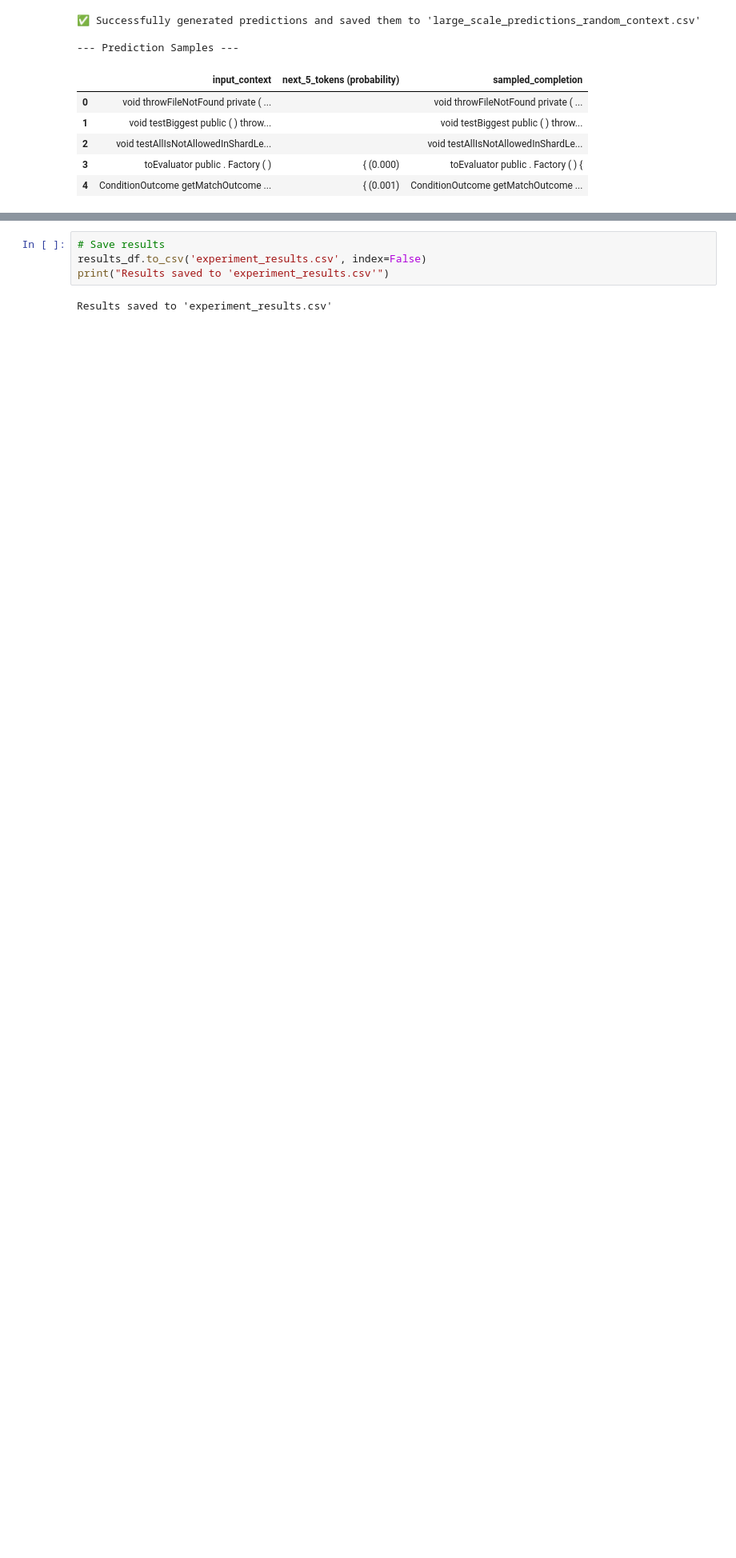
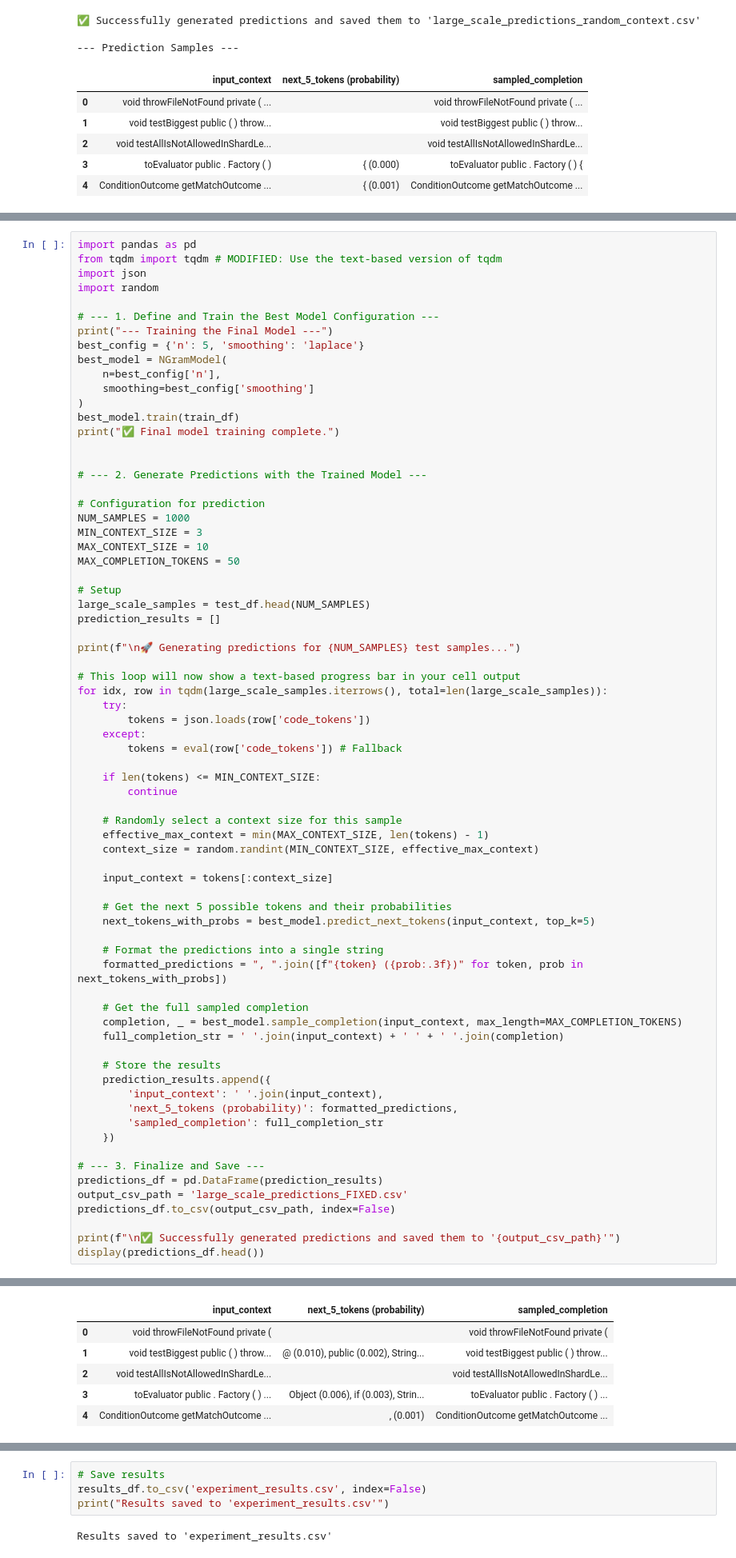
Before and after one commit to Alif829/AI4SE-Labs, a Jupyter notebook: Lab-01/experiment.ipynb, the cells around one changed output, grey strips where cells are left out. Shown: that part at 80% size. Cells and saved outputs as stored; diff of their text form; blank space fills up the shorter version.

Commit message:
data provided

```diff
--- a/Lab-01/experiment.ipynb
+++ b/Lab-01/experiment.ipynb
@@ -559,0 +551,72 @@ predictions_df.head(5)
+# %%
+import pandas as pd
+from tqdm import tqdm # MODIFIED: Use the text-based version of tqdm
+import json
+import random
+
+# --- 1. Define and Train the Best Model Configuration ---
+print("--- Training the Final Model ---")
+best_config = {'n': 5, 'smoothing': 'laplace'}
+best_model = NGramModel(
+    n=best_config['n'],
+    smoothing=best_config['smoothing']
+)
+best_model.train(train_df)
+print("✅ Final model training complete.")
+
+
+# --- 2. Generate Predictions with the Trained Model ---
+
+# Configuration for prediction
+NUM_SAMPLES = 1000
+MIN_CONTEXT_SIZE = 3
+MAX_CONTEXT_SIZE = 10
+MAX_COMPLETION_TOKENS = 50
+
+# Setup
+large_scale_samples = test_df.head(NUM_SAMPLES)
+prediction_results = []
+
+print(f"\n🚀 Generating predictions for {NUM_SAMPLES} test samples...")
+
+# This loop will now show a text-based progress bar in your cell output
+for idx, row in tqdm(large_scale_samples.iterrows(), total=len(large_scale_samples)):
+    try:
+        tokens = json.loads(row['code_tokens'])
+    except:
+        tokens = eval(row['code_tokens']) # Fallback
+
+    if len(tokens) <= MIN_CONTEXT_SIZE:
+        continue
+
+    # Randomly select a context size for this sample
+    effective_max_context = min(MAX_CONTEXT_SIZE, len(tokens) - 1)
+    context_size = random.randint(MIN_CONTEXT_SIZE, effective_max_context)
+
+    input_context = tokens[:context_size]
+
+    # Get the next 5 possible tokens and their probabilities
+    next_tokens_with_probs = best_model.predict_next_tokens(input_context, top_k=5)
+
+    # Format the predictions into a single string
+    formatted_predictions = ", ".join([f"{token} ({prob:.3f})" for token, prob in next_tokens_with_probs])
+
+    # Get the full sampled completion
+    completion, _ = best_model.sample_completion(input_context, max_length=MAX_COMPLETION_TOKENS)
+    full_completion_str = ' '.join(input_context) + ' ' + ' '.join(completion)
+
+    # Store the results
+    prediction_results.append({
+        'input_context': ' '.join(input_context),
+        'next_5_tokens (probability)': formatted_predictions,
+        'sampled_completion': full_completion_str
+    })
+
+# --- 3. Finalize and Save ---
+predictions_df = pd.DataFrame(prediction_results)
+output_csv_path = 'large_scale_predictions_FIXED.csv'
+predictions_df.to_csv(output_csv_path, index=False)
+
+print(f"\n✅ Successfully generated predictions and saved them to '{output_csv_path}'")
+display(predictions_df.head())
+# %% [output]
@@ -560,3 +638,9 @@ predictions_df.head(5)
+|  | input_context | next_5_tokens (probability) | sampled_completion |
+| 0 | void throwFileNotFound private ( |  | void throwFileNotFound private ( |
+| 1 | void testBiggest public ( ) throw... | @ (0.010), public (0.002), String... | void testBiggest public ( ) throw... |
+| 2 | void testAllIsNotAllowedInShardLe... |  | void testAllIsNotAllowedInShardLe... |
+| 3 | toEvaluator public . Factory ( ) ... | Object (0.006), if (0.003), Strin... | toEvaluator public . Factory ( ) ... |
+| 4 | ConditionOutcome getMatchOutcome ... | , (0.001) | ConditionOutcome getMatchOutcome ... |
 # %%
 # %% [markdown]
 # ## 10. Final Summary
```
Also changed, not shown: parts of 2 cells of this notebook, 1 other file.
